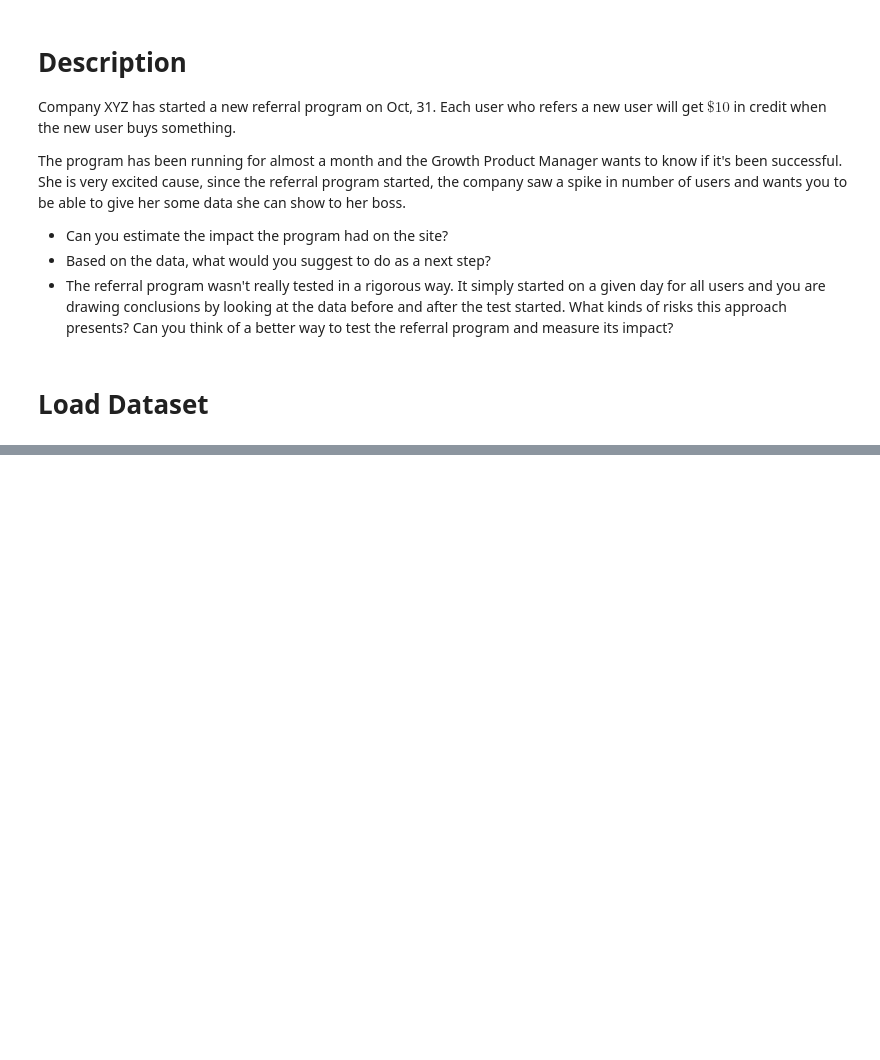
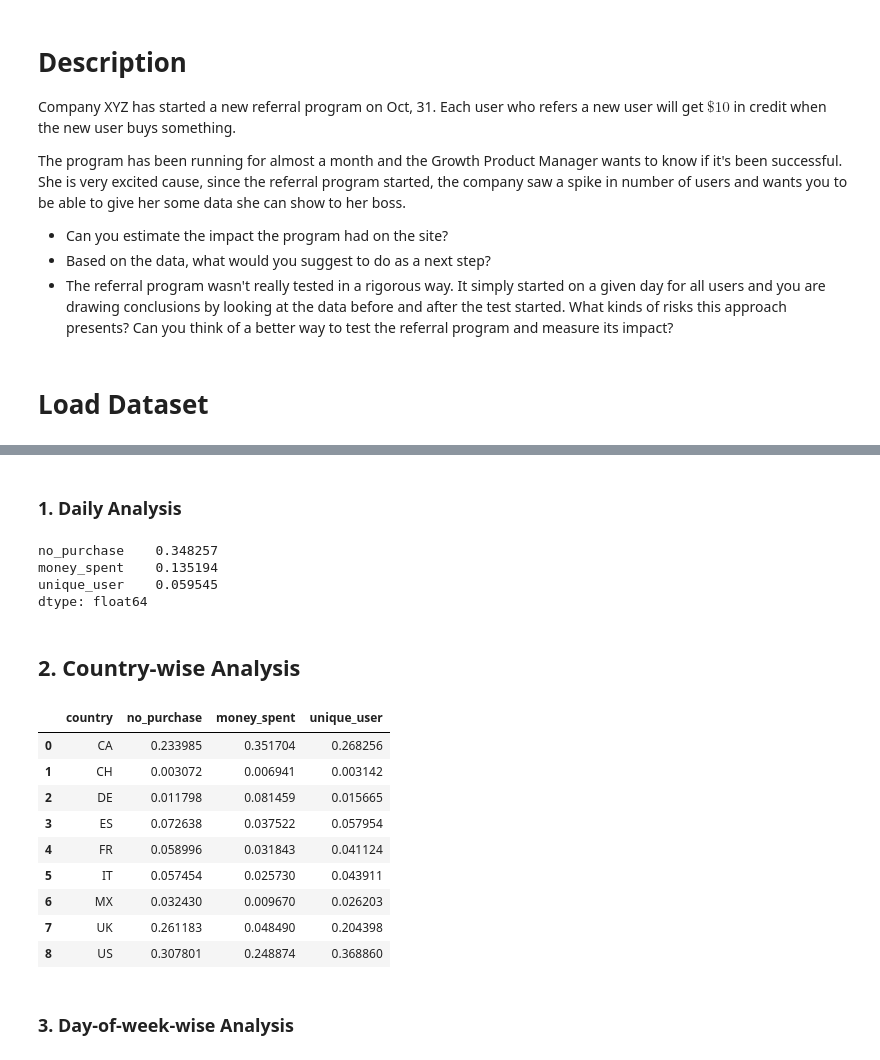
Before and after one commit to JifuZhao/DS-Take-Home, a Jupyter notebook: 11. User Referral Program.ipynb, the cells around one changed output, grey strips where cells are left out. Cells and saved outputs as stored; diff of their text form; code cells hidden in the pictures; blank space fills up the shorter version.

```diff
--- a/11. User Referral Program.ipynb
+++ b/11. User Referral Program.ipynb
@@ -32,0 +123,51 @@ data.describe()
+# %% [markdown]
+### 1. Daily Analysis
+# %%
+def basic_stat(df):
+    """ function to calculate statistics """
+    no_purchase = len(df)
+    money_spent = df['money_spent'].sum()
+    unique_user = len(df['user_id'].unique())
+
+    return pd.Series([no_purchase, money_spent, unique_user],
+                     index=['no_purchase', 'money_spent', 'unique_user'])
+# %%
+def daily_stat(data):
+    grouped = data.groupby('date').apply(basic_stat).reset_index()
+    ref = grouped[grouped['date'] < start_date]
+    new = grouped[grouped['date'] >= start_date]
+
+    names = ['no_purchase', 'money_spent', 'unique_user']
+    vals = []
+    for name in names:
+        a = ref[name].values
+        b = new[name].values
+        # p-value should be one-side test
+        p_val = ttest_ind(a, b, equal_var=False)[1] / 2
+        vals.append(p_val)
+
+    return pd.Series(vals, index=names)
+# %%
+daily_stat(data)
+# %% [output]
+no_purchase    0.348257
+money_spent    0.135194
+unique_user    0.059545
+dtype: float64
+# %% [markdown]
+## 2. Country-wise Analysis
+# %%
+data.groupby('country').apply(daily_stat).reset_index()
+# %% [output]
+|  | country | no_purchase | money_spent | unique_user |
+| 0 | CA | 0.233985 | 0.351704 | 0.268256 |
+| 1 | CH | 0.003072 | 0.006941 | 0.003142 |
+| 2 | DE | 0.011798 | 0.081459 | 0.015665 |
+| 3 | ES | 0.072638 | 0.037522 | 0.057954 |
+| 4 | FR | 0.058996 | 0.031843 | 0.041124 |
+| 5 | IT | 0.057454 | 0.025730 | 0.043911 |
+| 6 | MX | 0.032430 | 0.009670 | 0.026203 |
+| 7 | UK | 0.261183 | 0.048490 | 0.204398 |
+| 8 | US | 0.307801 | 0.248874 | 0.368860 |
+# %% [markdown]
+### 3. Day-of-week-wise Analysis
```
Also changed, not shown: parts of 21 cells of this notebook.
